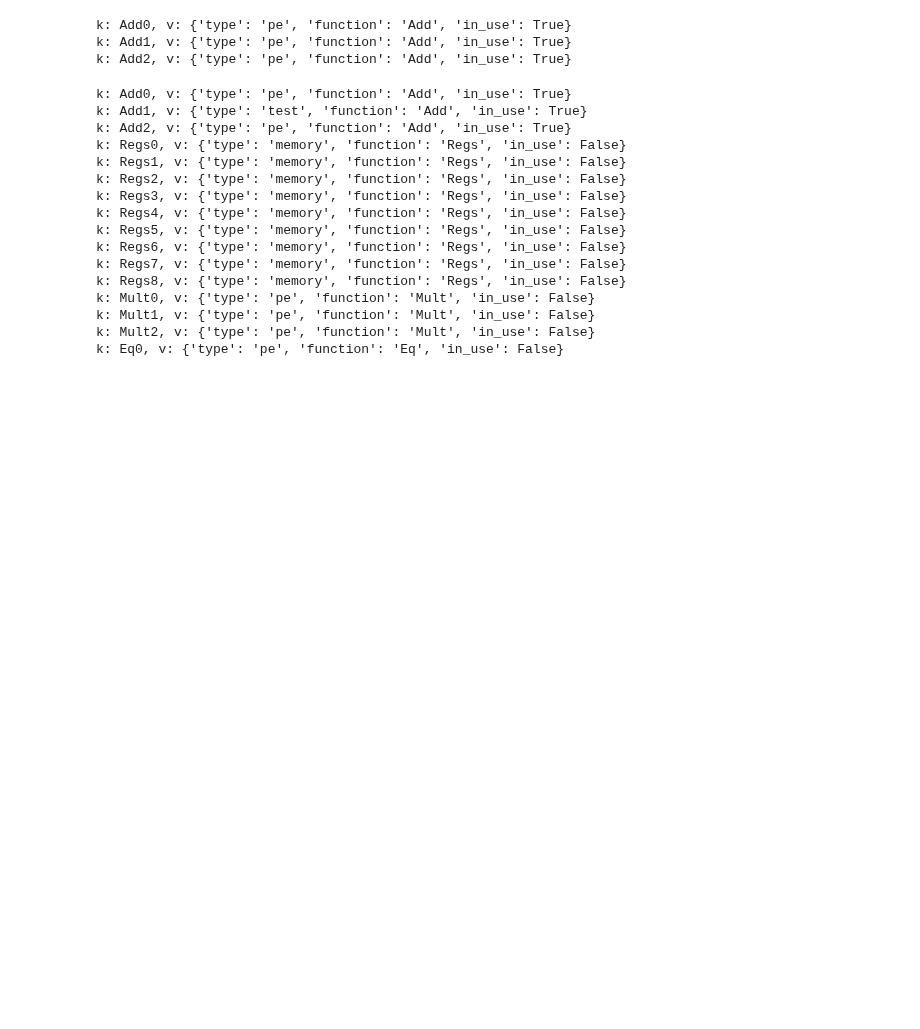
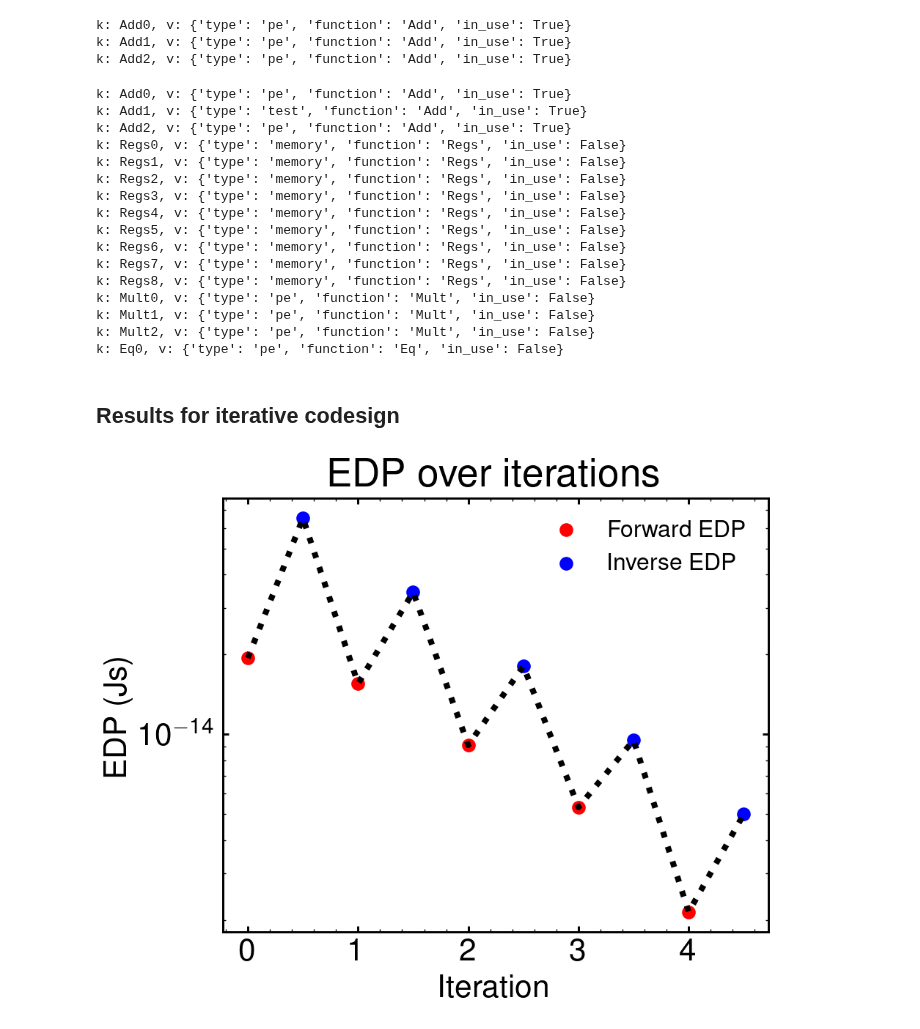
Before and after one commit to tathagatasrimani/codesign, a Jupyter notebook: src/vamshi_misc_tests.ipynb, the cells around one changed output. Cells and saved outputs as stored; diff of their text form; code cells hidden in the pictures; blank space fills up the shorter version.

```diff
--- a/src/vamshi_misc_tests.ipynb
+++ b/src/vamshi_misc_tests.ipynb
@@ -1353,3 +1338,52 @@ k: Mult0, v: {'type': 'pe', 'function': 'Mult', 'in_use': False}
 k: Mult1, v: {'type': 'pe', 'function': 'Mult', 'in_use': False}
 k: Mult2, v: {'type': 'pe', 'function': 'Mult', 'in_use': False}
 k: Eq0, v: {'type': 'pe', 'function': 'Eq', 'in_use': False}
+# %% [markdown]
+## Results for iterative codesign
+# %%
+def parse_log_file(log_file):
+    forward_edp = []
+    inverse_edp = []
+    with open(log_file, 'r') as f:
+        lines = f.readlines()
+    for line in lines:
+        if "Forward EDP" in line:
+            forward_edp.append(float(line.split(":")[-1].strip()))
+        if "Inverse EDP" in line:
+            inverse_edp.append(float(line.split(":")[-1].strip()))
+    return len(forward_edp), forward_edp, inverse_edp
+# %%
+log_dir = "codesign_log_dir"
+num_iters, forward_edp, inverse_edp = parse_log_file(f"{log_dir}/log.txt")
+
+edps = [val for pair in zip(forward_edp, inverse_edp) for val in pair]
+# %%
+with mpl.rc_context({'lines.linewidth' : 2.25,
+'lines.markersize' : 6,
+'figure.figsize': (5,4),
+'figure.dpi': 192,
+# 'axes.titlepad': 8.0,
+'axes.linewidth' : 1.1,
+'legend.frameon': False,
+'legend.fontsize': 12,
+'xtick.major.width' : 1.1,
+'ytick.major.width' : 1.1,
+'axes.titlesize' : 20,
+'axes.labelsize' : 16,
+'lines.linewidth' : 3,
+'lines.markersize' : 6,
+'xtick.labelsize' : 16,
+'ytick.labelsize' : 16,}):
+    plt.title("EDP over iterations")
+    c = plt.scatter(range(num_iters), forward_edp, label="Forward EDP", c='r')
+    # plt.plot(range(num_iters), forward_edp, '-', c= c.get_facecolor())
+    c = plt.scatter(np.arange(0.5, num_iters+0.5), inverse_edp, label="Inverse EDP", c='b')
+    # plt.plot(np.arange(0.5, num_iters+0.5), inverse_edp, '-', c= c.get_facecolor())
+    plt.plot(np.arange(0, num_iters, 0.5), edps, linestyle='dotted', c= 'k')
+    plt.xlabel("Iteration")
+    plt.ylabel("EDP (Js)")
+    plt.legend()
+    plt.yscale('log')
+    plt.show()
+# %% [output]
+[figure, added]
```
Also changed, not shown: parts of 1 cell of this notebook, 3 other files.
